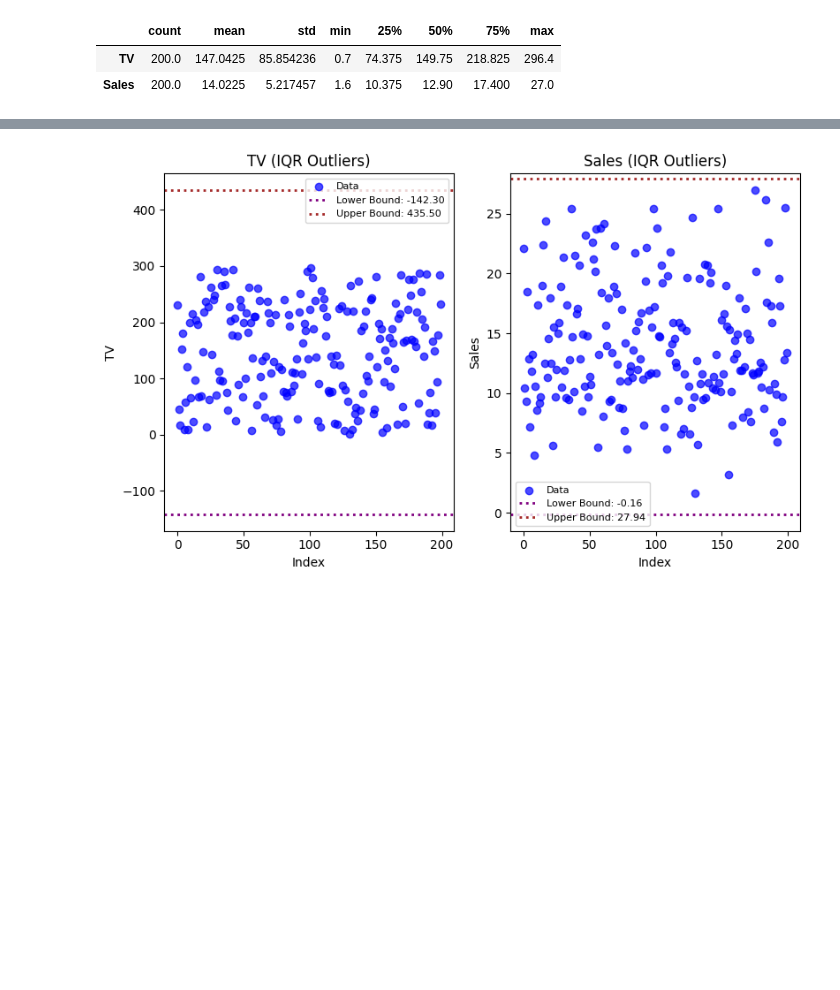
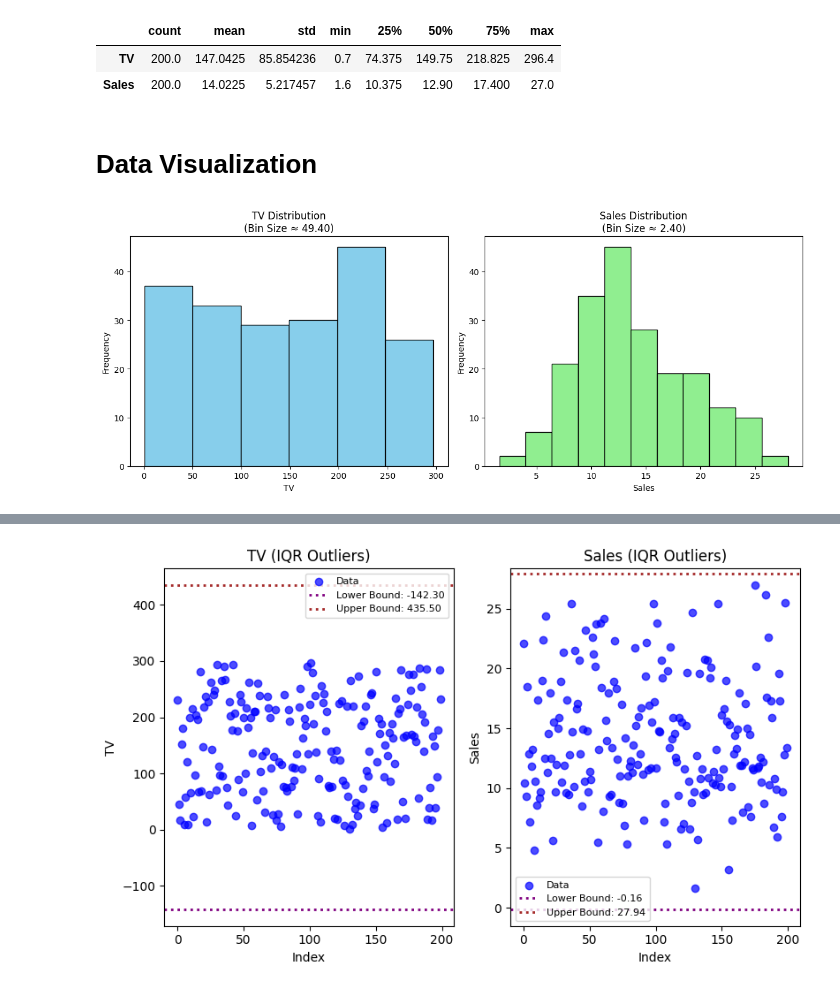
Before and after one commit to alextianyf/LinearRegression-CaseStudy-Spend-Sale-Prediction, a Jupyter notebook: 01-Simple-LinearRegression.ipynb, the cells around one changed output, grey strips where cells are left out. Drawn from its saved outputs; the diff is of its cells as text; code cells hidden in the pictures; blank space fills up the shorter version.

```diff
--- a/01-Simple-LinearRegression.ipynb
+++ b/01-Simple-LinearRegression.ipynb
@@ -42,6 +42,44 @@ df.describe().transpose()
 |  | count | mean | std | min | 25% | 50% | 75% | max |
 | TV | 200.0 | 147.0425 | 85.854236 | 0.7 | 74.375 | 149.75 | 218.825 | 296.4 |
 | Sales | 200.0 | 14.0225 | 5.217457 | 1.6 | 10.375 | 12.90 | 17.400 | 27.0 |
+# %% [markdown]
+# Data Visualization
+# %%
+# Freedman–Diaconis rule function (returns bin edges and bin size)
+def compute_bin_edges(data):
+    q25, q75 = np.percentile(data, [25, 75])
+    iqr = q75 - q25
+    bin_width = 2 * iqr / (len(data) ** (1/3))
+    if bin_width == 0:  # fallback
+        bin_width = (data.max() - data.min()) / 10
+    bins = np.arange(data.min(), data.max() + bin_width, bin_width)
+    return bins, bin_width
+
+# Compute bin edges and size
+tv_bins, tv_bin_width = compute_bin_edges(df['TV'])
+sales_bins, sales_bin_width = compute_bin_edges(df['Sales'])
+
+# Plot
+plt.figure(figsize=(12, 5))
+
+# 2. Histogram: TV
+plt.subplot(1, 2, 1)
+plt.hist(df['TV'], bins=tv_bins, color='skyblue', edgecolor='black')
+plt.xlabel("TV")
+plt.ylabel("Frequency")
+plt.title(f"TV Distribution\n(Bin Size ≈ {tv_bin_width:.2f})")
+
+# 3. Histogram: Sales
+plt.subplot(1, 2, 2)
+plt.hist(df['Sales'], bins=sales_bins, color='lightgreen', edgecolor='black')
+plt.xlabel("Sales")
+plt.ylabel("Frequency")
+plt.title(f"Sales Distribution\n(Bin Size ≈ {sales_bin_width:.2f})")
+
+plt.tight_layout()
+plt.show()
+# %% [output]
+[figure, added]
 # %% [markdown]
 # Check Noise and Denoise
 
```
Also changed, not shown: parts of 2 cells of this notebook.
